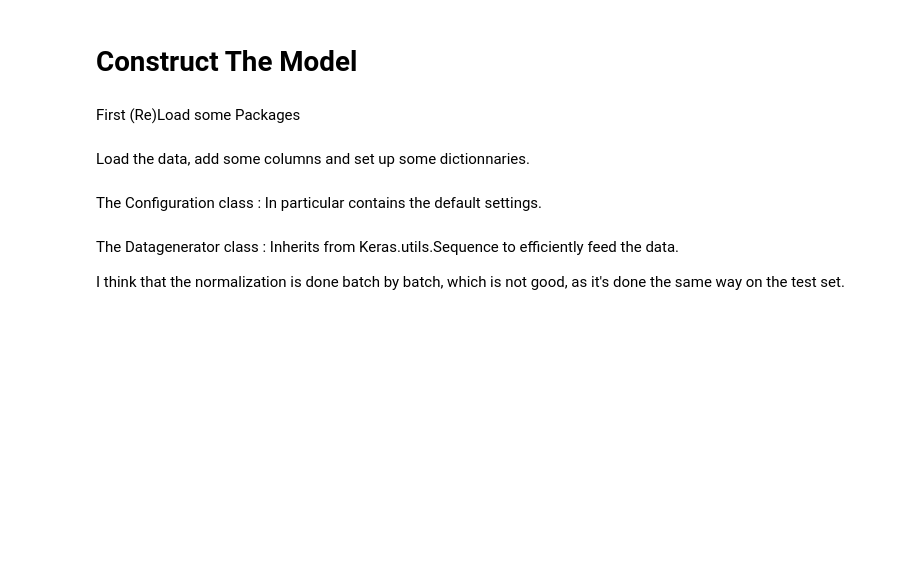
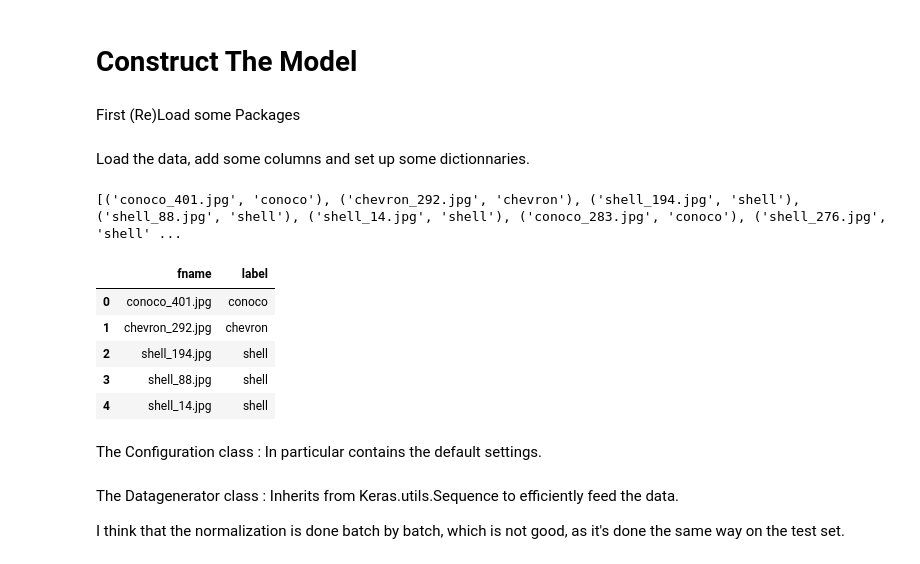
Before and after one commit to gheorghebg11/Shell, a Jupyter notebook: Shell.ipynb, the cells around one changed output. Cells and saved outputs as stored; diff of their text form; code cells hidden in the pictures; blank space fills up the shorter version.

```diff
--- a/Shell.ipynb
+++ b/Shell.ipynb
@@ -223,6 +223,21 @@ n_classes = len(labels)
 #train.set_index("fname", inplace=True)
 #test.set_index("fname", inplace=True)
 #train["label_idx"] = train.labels.apply(lambda x: label_to_idx[x])
+# %%
+filenames_and_labels = [(filename,filename.split('_')[0]) for filename in filenames]
+
+print(filenames_and_labels)
+
+train = pd.DataFrame(filenames_and_labels, columns=['fname', 'label'])
+train.head()
+# %% [output]
+[('conoco_401.jpg', 'conoco'), ('chevron_292.jpg', 'chevron'), ('shell_194.jpg', 'shell'), ('shell_88.jpg', 'shell'), ('shell_14.jpg', 'shell'), ('conoco_283.jpg', 'conoco'), ('shell_276.jpg', 'shell' ...
+|  | fname | label |
+| 0 | conoco_401.jpg | conoco |
+| 1 | chevron_292.jpg | chevron |
+| 2 | shell_194.jpg | shell |
+| 3 | shell_88.jpg | shell |
+| 4 | shell_14.jpg | shell |
 # %% [markdown]
 The Configuration class : In particular contains the default settings.
 # %%
```
Also changed, not shown: parts of 5 cells of this notebook.
